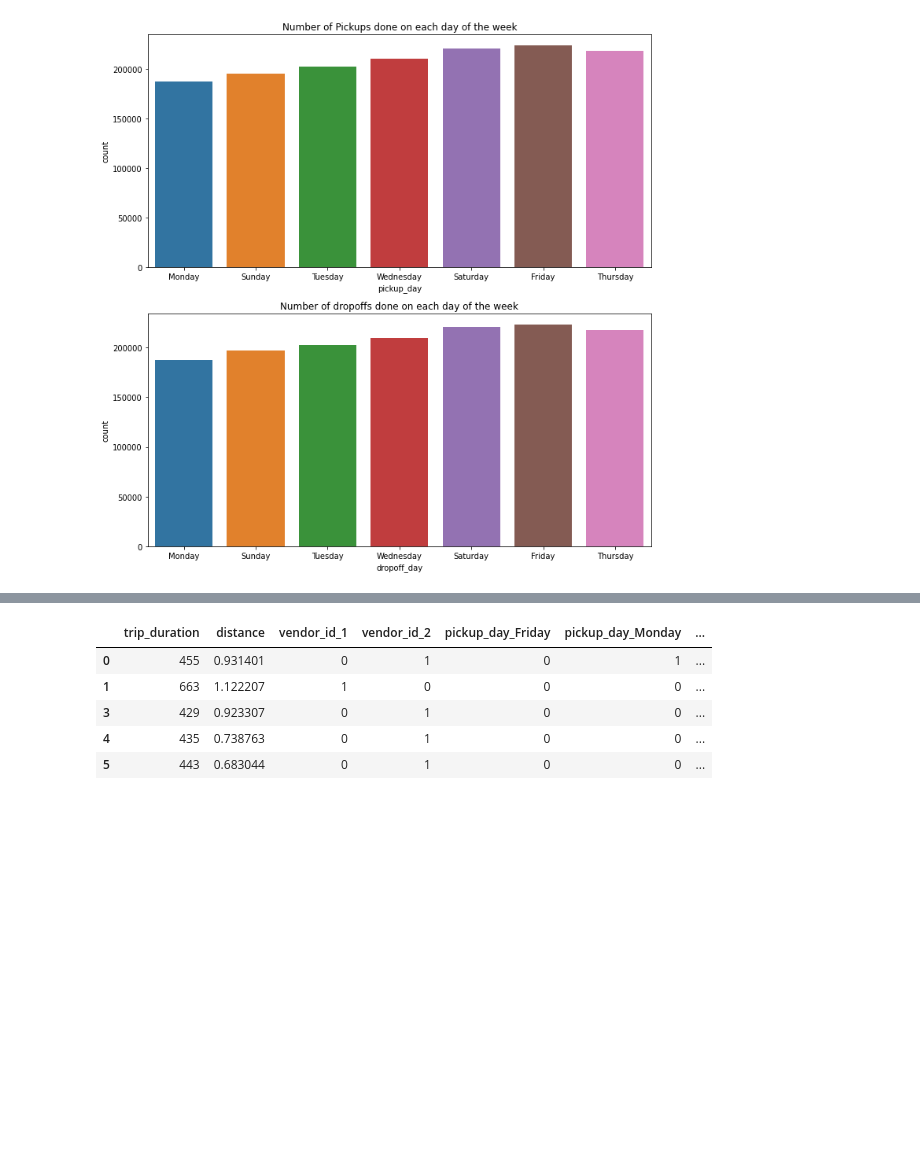
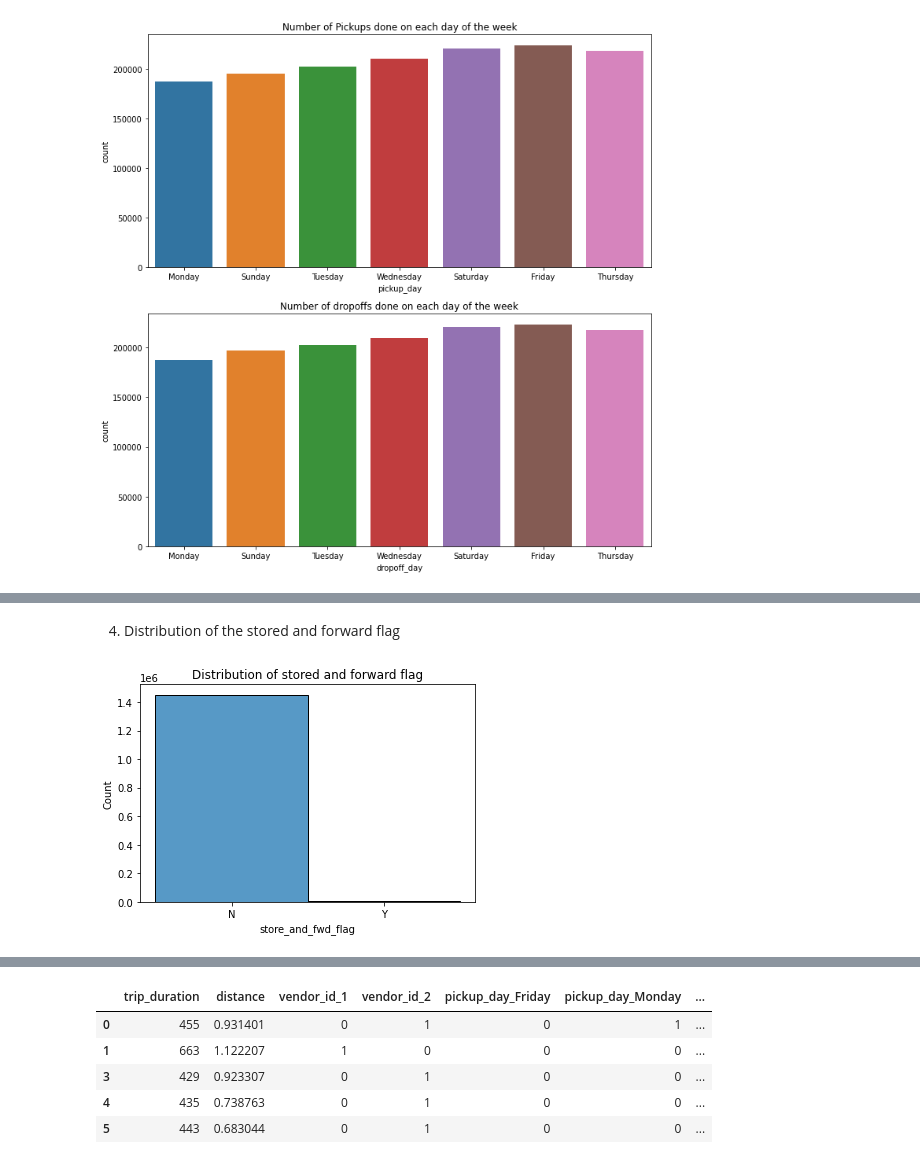
Before and after one commit to manm0han/NYC-Taxi-Trip-Time-Prediction, a Jupyter notebook: Copy_of_NYC_Taxi_Trip_Time_Prediction_Capstone_Project.ipynb, the cells around one changed output, grey strips where cells are left out. Drawn from its saved outputs; the diff is of its cells as text; code cells hidden in the pictures; blank space fills up the shorter version.

```diff
--- a/Copy_of_NYC_Taxi_Trip_Time_Prediction_Capstone_Project.ipynb
+++ b/Copy_of_NYC_Taxi_Trip_Time_Prediction_Capstone_Project.ipynb
@@ -151,0 +165,8 @@ sns.distplot(df['trip_duration'],color="y")
+# %% [markdown]
+4. Distribution of the stored and forward flag
+# %%
+sns.histplot(df['store_and_fwd_flag'],kde=False)
+plt.title('Distribution of stored and forward flag')
+plt.show()
+# %% [output]
+[figure, added]
```
Also changed, not shown: parts of 101 cells of this notebook.
